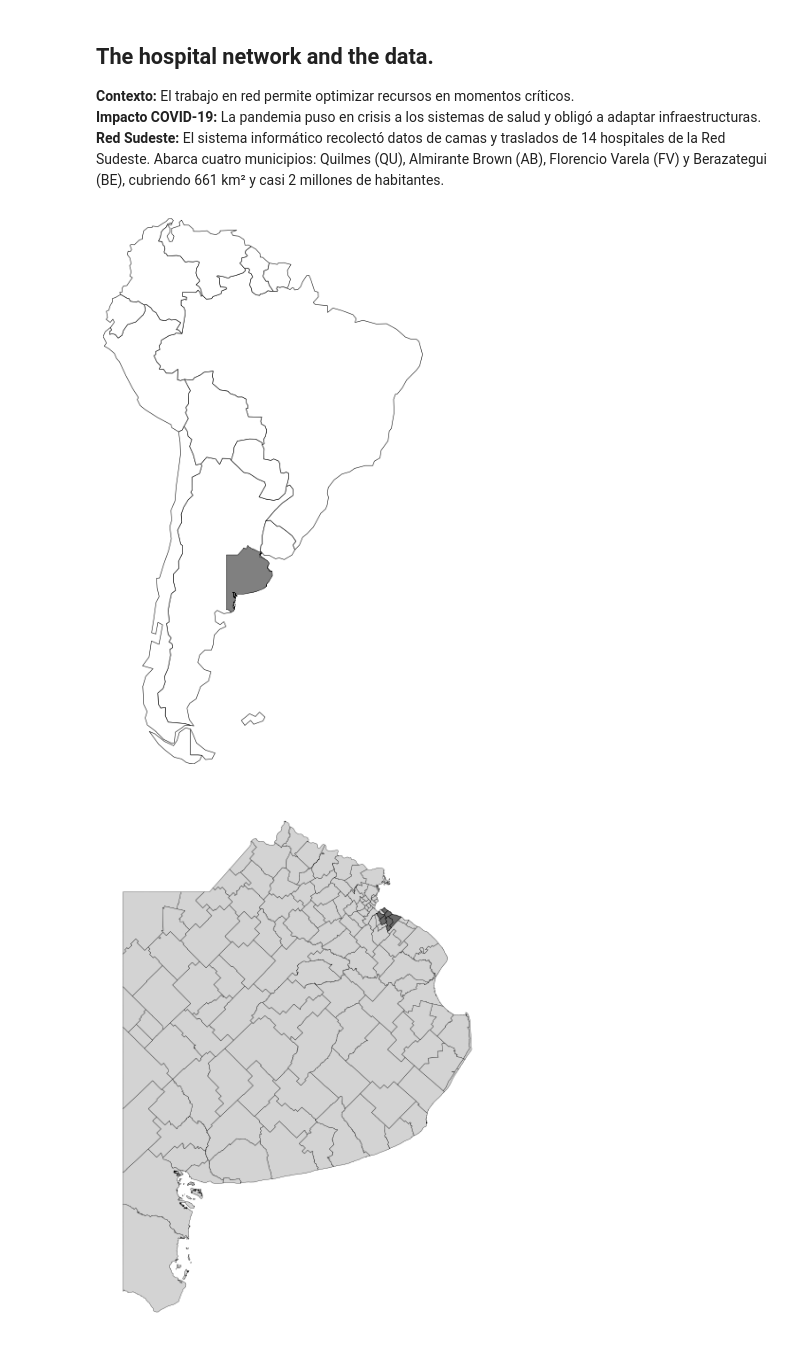
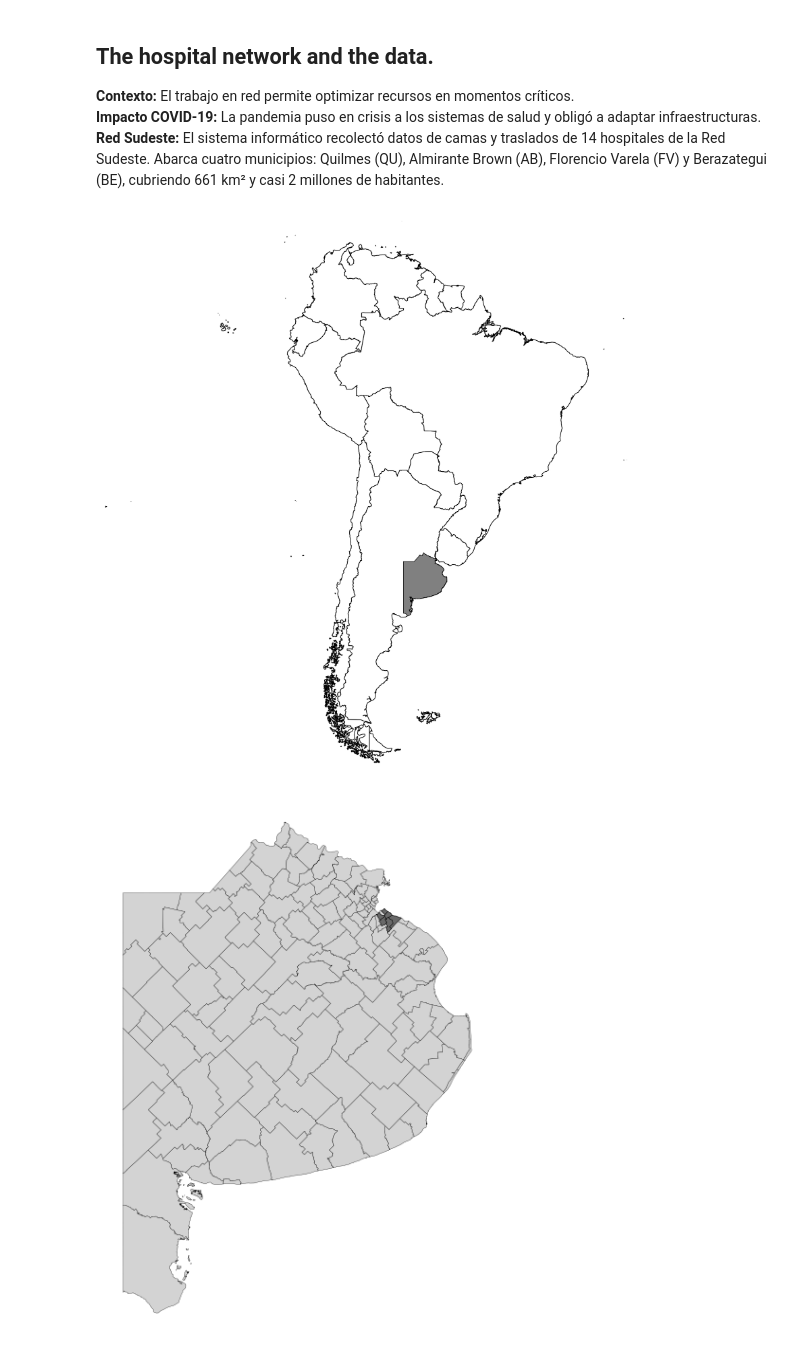
Before and after one commit to micagonzdark/RedesHospitales, a Jupyter notebook: JAIIO_notebooks/02_mapas.ipynb, the cells around one changed output. Cells and saved outputs as stored; diff of their text form; code cells hidden in the pictures.

```diff
--- a/JAIIO_notebooks/02_mapas.ipynb
+++ b/JAIIO_notebooks/02_mapas.ipynb
@@ -74,7 +74,7 @@ import os # <-- IMPORTANTE: Agregar esto para manejar las carpetas
 # -------------------------
 # 1. Cargar datos
 # -------------------------
-paises = gpd.read_file("../data/ne_countries/ne_110m_admin_0_countries.shp")
+paises = gpd.read_file("../data/ne_countries/ne_10m_admin_0_countries.shp")
 sudamerica = paises[paises["CONTINENT"] == "South America"]
 
 provincias = gpd.read_file("../data/provincias_ign/provinciaPolygon.shp")
@@ -91,7 +91,7 @@ pba = pba.to_crs(epsg=3857)
 # -------------------------
 # Mantenemos el dpi=80 acá para la visualización en pantalla,
 # la calidad de exportación la definiremos en el savefig.
-fig, ax = plt.subplots(figsize=(6, 8), dpi=80)
+fig, ax = plt.subplots(figsize=(6, 8), dpi=300)
 
 # Sudamérica (Fondo)
 sudamerica.plot(
@@ -136,34 +136,34 @@ plt.tight_layout()
 ruta_salida = "results/outputs/geo"
 os.makedirs(ruta_salida, exist_ok=True)
 
 nombre_archivo = f"{ruta_salida}/mapa_buenos_aires"
 
 # Exportar como PNG (Raster)
 # dpi=300 es estándar de impresión. Puedes subirlo a 600 si necesitas extremo detalle.
 plt.savefig(
     f"{nombre_archivo}.png",
     dpi=300,
     bbox_inches="tight", # Asegura fondo blanco (a veces los notebooks lo hacen transparente)
     transparent=True
 )
 
 # Exportar como Vectorial (SVG y PDF)
 # SVG es ideal para editar en Illustrator/Inkscape o usar en web.
 plt.savefig(
     f"{nombre_archivo}.svg",
     format="svg",
     bbox_inches="tight",
     transparent=True
 )
 
 # PDF es el formato preferido si vas a insertarlo en un documento de LaTeX o Word sin perder calidad.
 guardar_pdf('gen_mapa_buenos_aires_global', subcarpeta='general')
 
 # Siempre mostrar el gráfico DESPUÉS de guardarlo.
 # Si haces show() antes, savefig() guardará una imagen en blanco.
 plt.show()
 # %% [output]
-[figure, old version]
+[figure, new version]
 # %%
 import matplotlib.pyplot as plt
 import os # Asegurarnos de importar os
```
Also changed, not shown: parts of 1 cell of this notebook, 6 other files.
